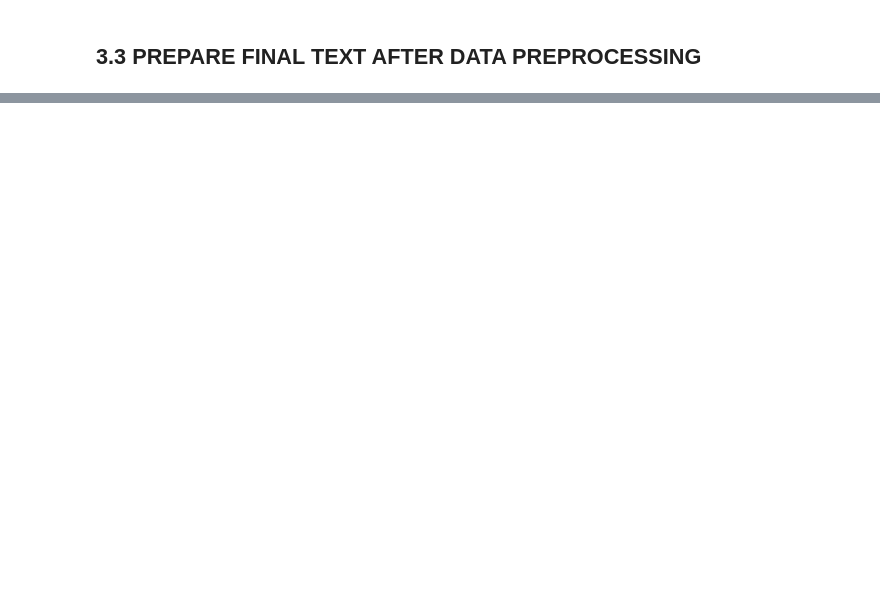
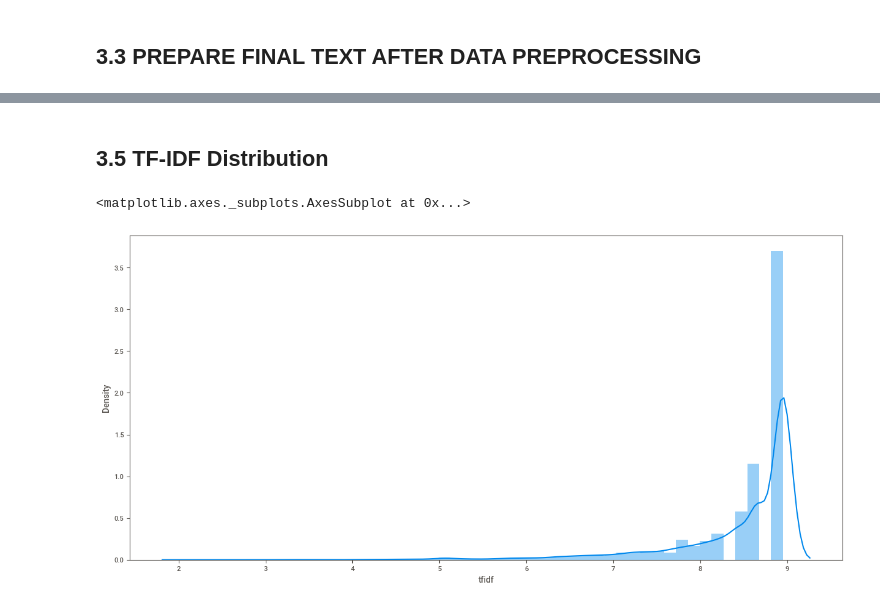
Before and after one commit to dishapalan02/AI-Enabled-IT-Service-Ticketing-tool, a Jupyter notebook: Capstone_Project.ipynb, the cells around one changed output, grey strips where cells are left out. Cells and saved outputs as stored; diff of their text form; code cells hidden in the pictures; blank space fills up the shorter version.

```diff
--- a/Capstone_Project.ipynb
+++ b/Capstone_Project.ipynb
@@ -1288,0 +1366,3 @@ incidents_data_final.head()
+# %%
+#Drop where description is null after cleaning
+incidents_data_final_df = incidents_data_final[incidents_data_final['token_description'].isnull() == False ]
@@ -1288,0 +1394,6 @@ incidents_data_final.head()
+# %%
+from sklearn.feature_extraction.text import TfidfVectorizer
+
+# word level tf-idf for ticket
+tfidf = TfidfVectorizer(analyzer = 'word', min_df=2, max_df=0.95, ngram_range=(1, 2))
+incidents_tfidf = tfidf.fit_transform(incidents_data_final_df['token_description'])
@@ -1288,0 +1479,6 @@ incidents_data_final.head()
+# %%
+#  create a dictionary mapping the tokens to their tfidf values
+tfidf = dict(zip(tfidf.get_feature_names(), tfidf.idf_))
+tfidf = pd.DataFrame(columns=['tfidf']).from_dict(
+                    dict(tfidf), orient='index')
+tfidf.columns = ['tfidf']
@@ -1288,0 +1523,8 @@ incidents_data_final.head()
+# %% [markdown]
+## 3.5 TF-IDF Distribution
+# %%
+plt.figure(figsize=(15,7))
+sns.distplot(tfidf["tfidf"])
+# %% [output]
+<matplotlib.axes._subplots.AxesSubplot at 0x...>
+[figure, added]
```
Also changed, not shown: parts of 57 cells of this notebook.
